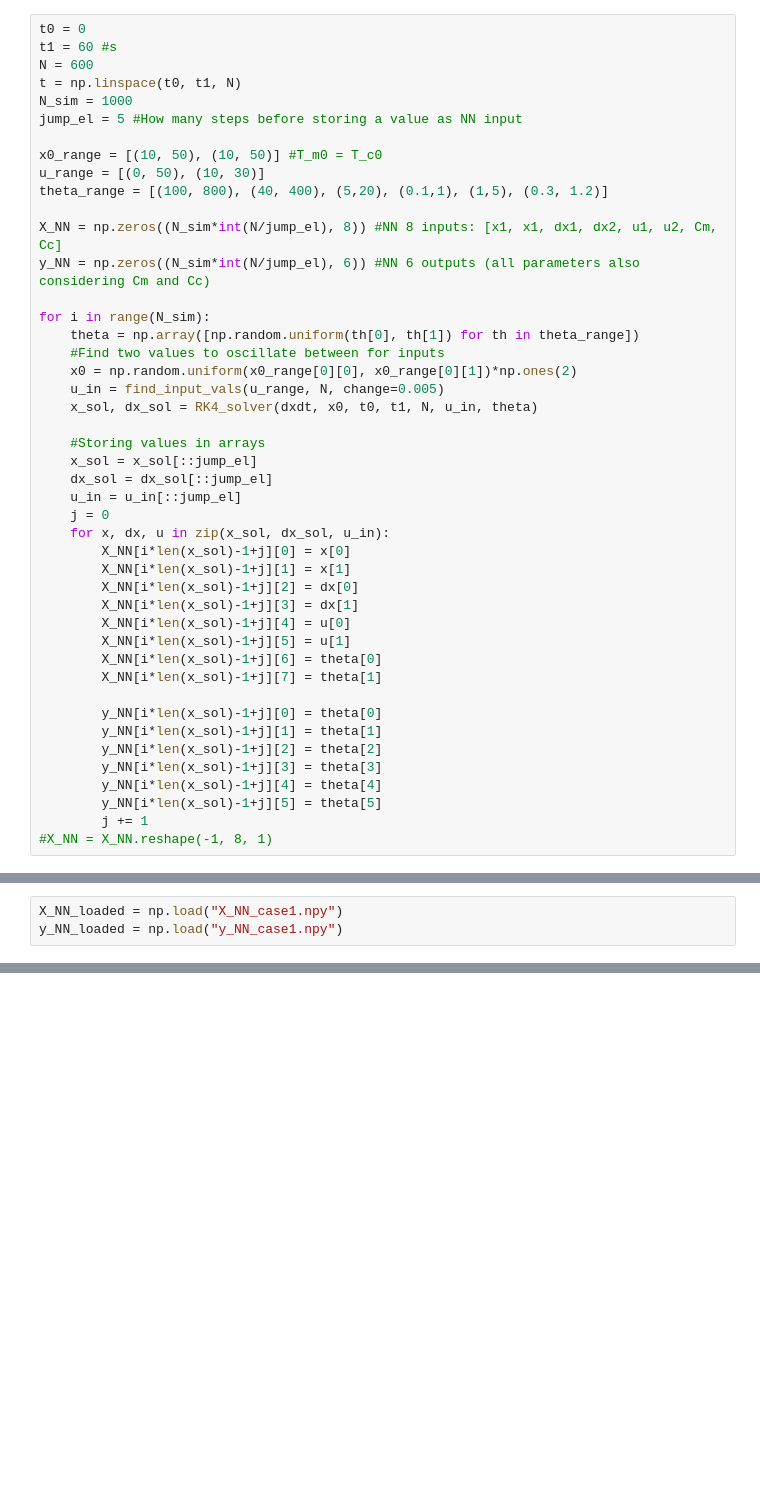
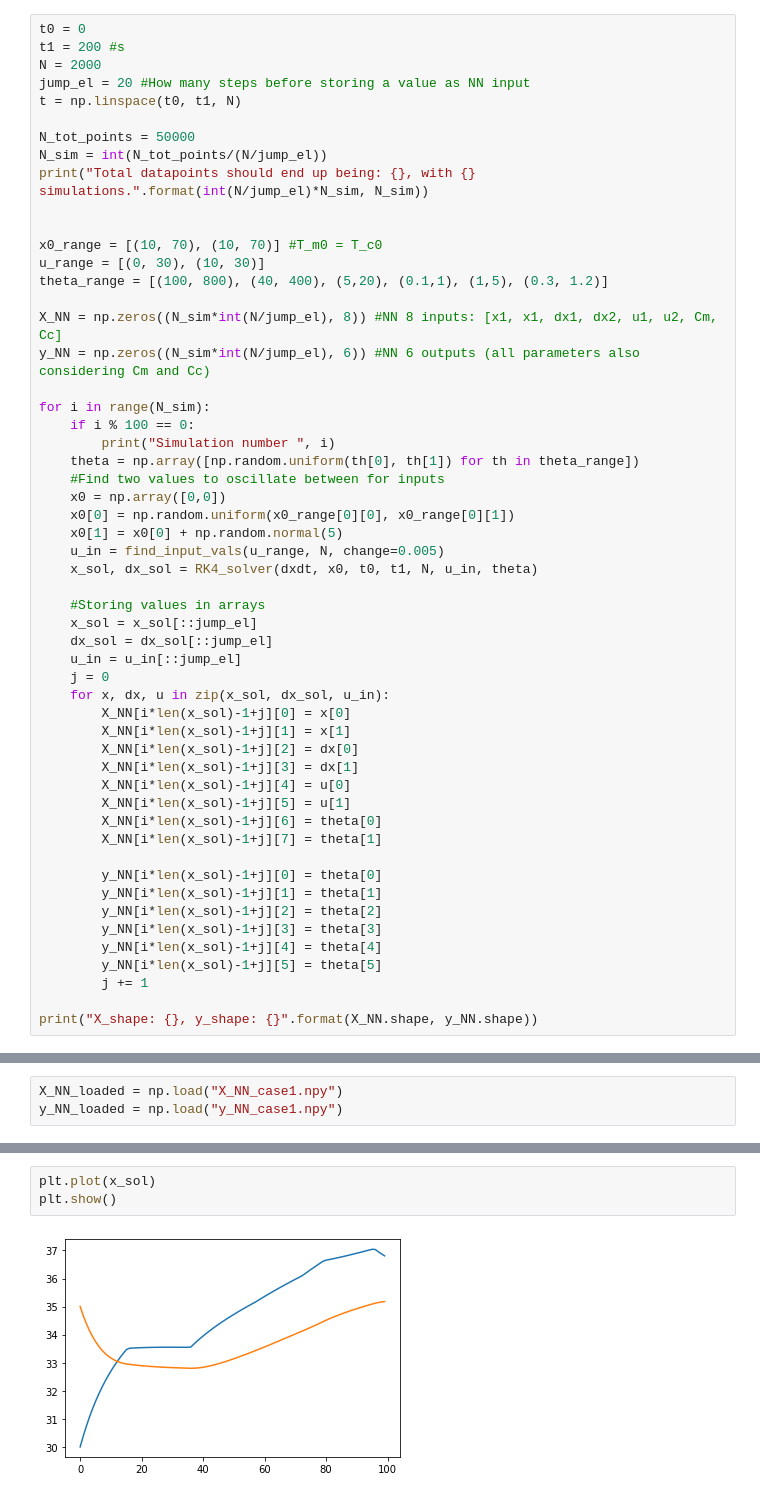
Before and after one commit to emelf/USN-Python-Scripts---Emil, a Jupyter notebook: Python/Parameter Estimation/Generate_training_Data.ipynb, the cells around one changed output, grey strips where cells are left out. Cells and saved outputs as stored; diff of their text form; blank space fills up the shorter version.

```diff
--- a/Python/Parameter Estimation/Generate_training_Data.ipynb
+++ b/Python/Parameter Estimation/Generate_training_Data.ipynb
@@ -48,23 +49,31 @@ def find_input_vals(u_range, N, change=0.01):
     return np.array([u1, u2]).T
 # %%
 t0 = 0
-t1 = 60 #s
-N = 600
+t1 = 200 #s
+N = 2000
+jump_el = 20 #How many steps before storing a value as NN input
 t = np.linspace(t0, t1, N)
-N_sim = 1000
-jump_el = 5 #How many steps before storing a value as NN input
 
-x0_range = [(10, 50), (10, 50)] #T_m0 = T_c0
-u_range = [(0, 50), (10, 30)]
+N_tot_points = 50000
+N_sim = int(N_tot_points/(N/jump_el))
+print("Total datapoints should end up being: {}, with {} simulations.".format(int(N/jump_el)*N_sim, N_sim))
+
+
+x0_range = [(10, 70), (10, 70)] #T_m0 = T_c0
+u_range = [(0, 30), (10, 30)]
 theta_range = [(100, 800), (40, 400), (5,20), (0.1,1), (1,5), (0.3, 1.2)]
 
 X_NN = np.zeros((N_sim*int(N/jump_el), 8)) #NN 8 inputs: [x1, x1, dx1, dx2, u1, u2, Cm, Cc]
 y_NN = np.zeros((N_sim*int(N/jump_el), 6)) #NN 6 outputs (all parameters also considering Cm and Cc)
 
 for i in range(N_sim):
+    if i % 100 == 0:
+        print("Simulation number ", i)
     theta = np.array([np.random.uniform(th[0], th[1]) for th in theta_range])
     #Find two values to oscillate between for inputs
-    x0 = np.random.uniform(x0_range[0][0], x0_range[0][1])*np.ones(2)
+    x0 = np.array([0,0])
+    x0[0] = np.random.uniform(x0_range[0][0], x0_range[0][1])
+    x0[1] = x0[0] + np.random.normal(5)
     u_in = find_input_vals(u_range, N, change=0.005)
     x_sol, dx_sol = RK4_solver(dxdt, x0, t0, t1, N, u_in, theta)
 
@@ -90,4 +99,5 @@ for i in range(N_sim):
         y_NN[i*len(x_sol)-1+j][4] = theta[4]
         y_NN[i*len(x_sol)-1+j][5] = theta[5]
         j += 1
-#X_NN = X_NN.reshape(-1, 8, 1)
+
+print("X_shape: {}, y_shape: {}".format(X_NN.shape, y_NN.shape))
@@ -103,0 +118,5 @@ y_NN_loaded.shape
+# %%
+plt.plot(x_sol)
+plt.show()
+# %% [output]
+[figure, added]
```
Also changed, not shown: parts of 6 cells of this notebook, 33 other files.
